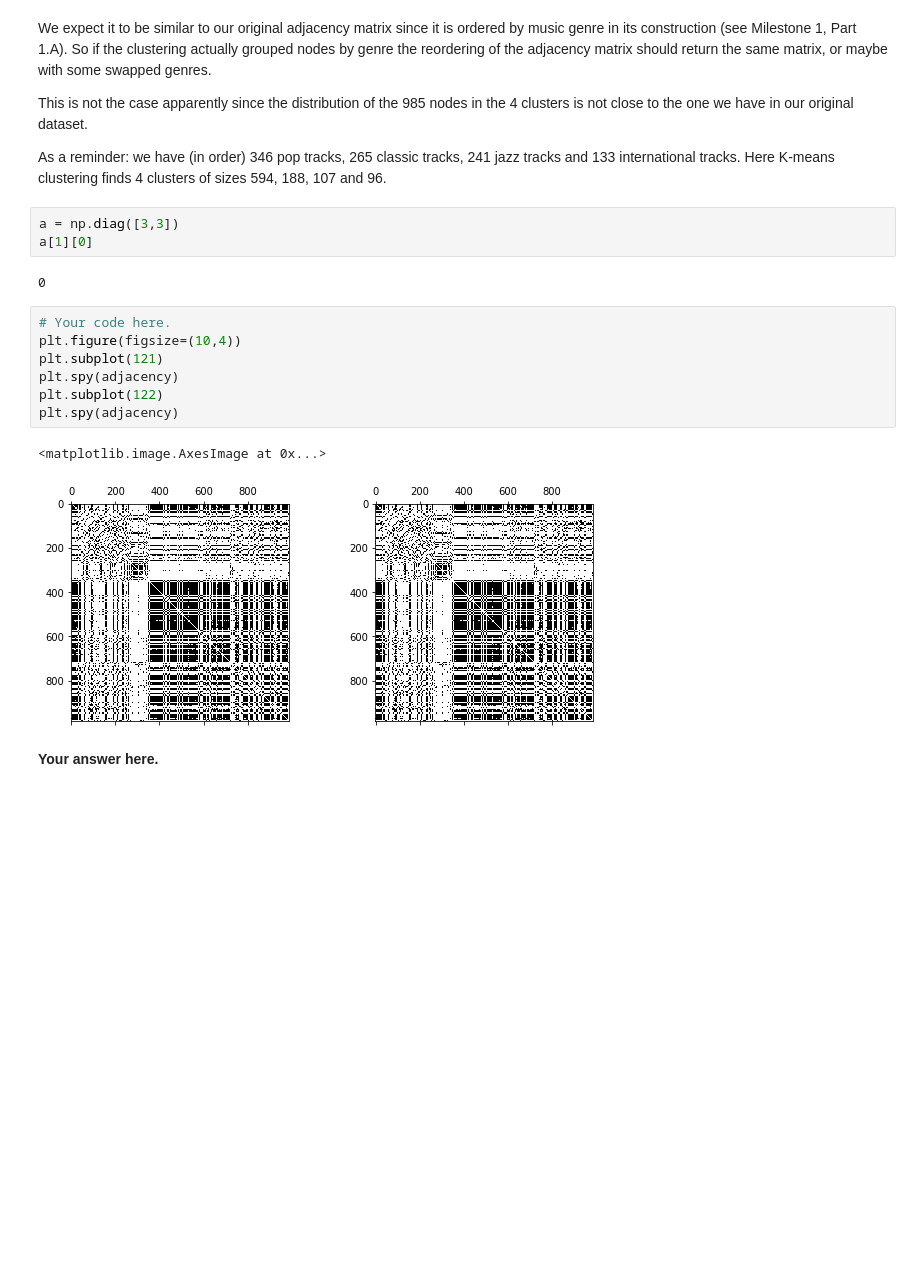
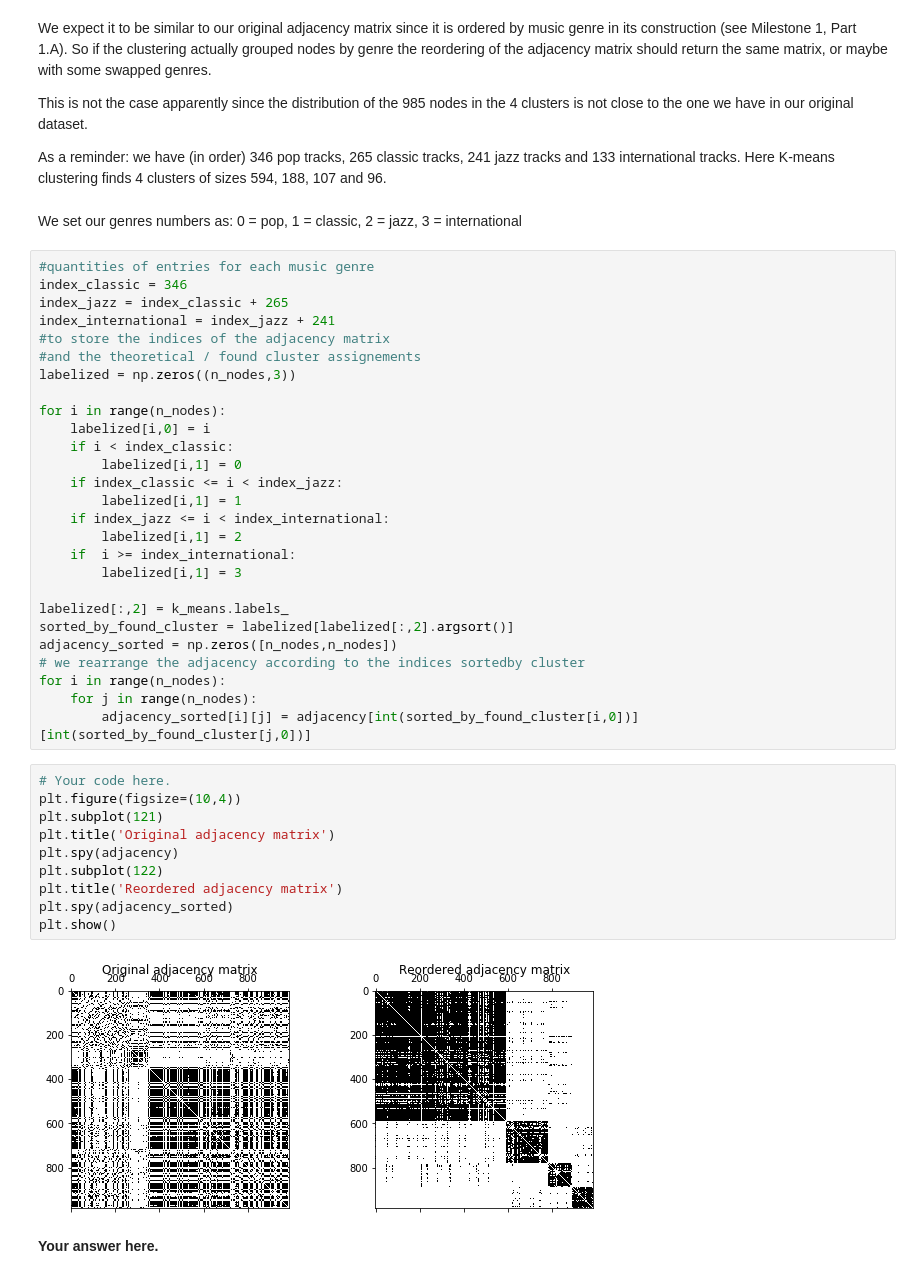
Before and after one commit to Team36-ntds2018/Project_free_music_archives_2018, a Jupyter notebook: Milestone_3/3_spectral_graph_theory.ipynb, the cells around one changed output. Cells and saved outputs as stored; diff of their text form; blank space fills up the shorter version.

```diff
--- a/Milestone_3/3_spectral_graph_theory.ipynb
+++ b/Milestone_3/3_spectral_graph_theory.ipynb
@@ -365,21 +365,47 @@ We expect it to be similar to our original adjacency matrix since it is ordered
 This is not the case apparently since the distribution of the 985 nodes in the 4 clusters is not close to the one we have in our original dataset.
 
 As a reminder: we have (in order) 346 pop tracks, 265 classic tracks, 241 jazz tracks and 133 international tracks. Here K-means clustering finds 4 clusters of sizes 594, 188, 107 and 96.
-# %%
-a = np.diag([3,3])
-a[1][0]
-# %% [output]
-0
+# %% [markdown]
+We set our genres numbers as: 0 = pop, 1 = classic, 2 = jazz, 3 = international
+# %%
+#quantities of entries for each music genre
+index_classic = 346
+index_jazz = index_classic + 265
+index_international = index_jazz + 241
+#to store the indices of the adjacency matrix
+#and the theoretical / found cluster assignements
+labelized = np.zeros((n_nodes,3))
+
+for i in range(n_nodes):
+    labelized[i,0] = i
+    if i < index_classic:
+        labelized[i,1] = 0
+    if index_classic <= i < index_jazz:
+        labelized[i,1] = 1
+    if index_jazz <= i < index_international:
+        labelized[i,1] = 2
+    if  i >= index_international:
+        labelized[i,1] = 3
+
+labelized[:,2] = k_means.labels_
+sorted_by_found_cluster = labelized[labelized[:,2].argsort()]
+adjacency_sorted = np.zeros([n_nodes,n_nodes])
+# we rearrange the adjacency according to the indices sortedby cluster
+for i in range(n_nodes):
+    for j in range(n_nodes):
+        adjacency_sorted[i][j] = adjacency[int(sorted_by_found_cluster[i,0])][int(sorted_by_found_cluster[j,0])]
 # %%
 # Your code here.
 plt.figure(figsize=(10,4))
 plt.subplot(121)
+plt.title('Original adjacency matrix')
 plt.spy(adjacency)
 plt.subplot(122)
-plt.spy(adjacency)
+plt.title('Reordered adjacency matrix')
+plt.spy(adjacency_sorted)
+plt.show()
 # %% [output]
-<matplotlib.image.AxesImage at 0x...>
-[figure, old version]
+[figure, new version]
 # %% [markdown]
 **Your answer here.**
 # %% [markdown]
```
Also changed, not shown: parts of 11 cells of this notebook.
